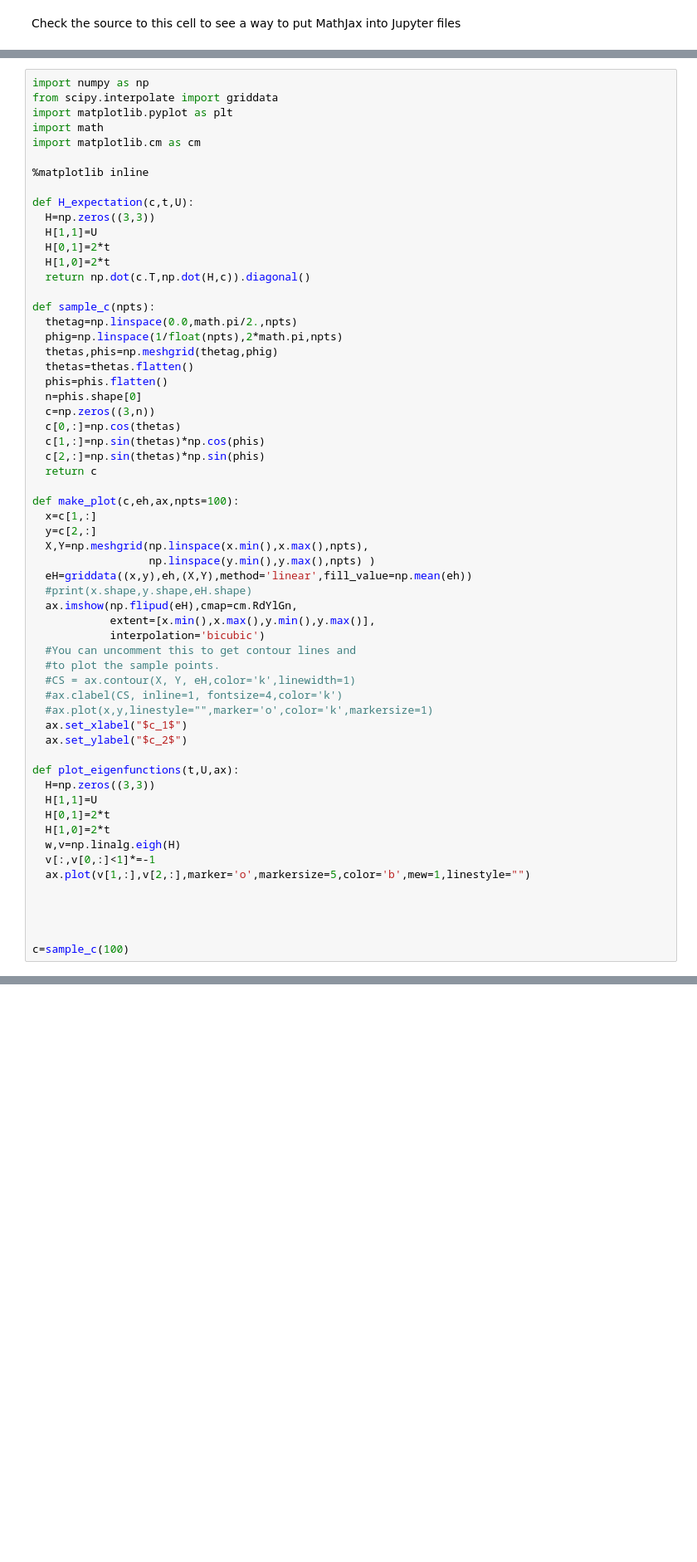
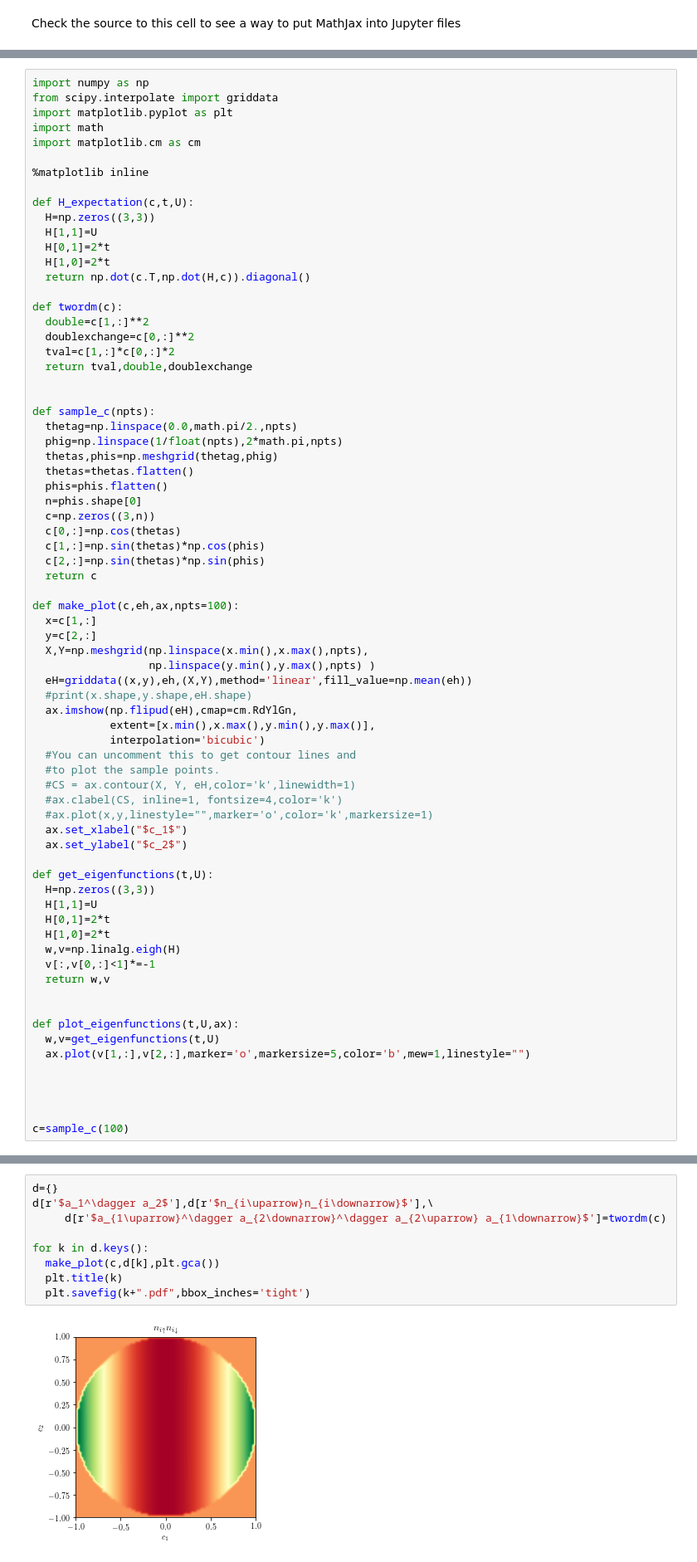
Before and after one commit to WagnerGroup/illustrations, a Jupyter notebook: HilbertSpace.ipynb, the cells around one changed output, grey strips where cells are left out. Shown at 83% size. Saved outputs shown, nothing was run; the diff lists cells and outputs as text; blank space fills up the shorter version.

Commit message:
Updated hilbert space plot.

```diff
--- a/HilbertSpace.ipynb
+++ b/HilbertSpace.ipynb
@@ -52,6 +57,13 @@ def H_expectation(c,t,U):
   H[0,1]=2*t
   H[1,0]=2*t
   return np.dot(c.T,np.dot(H,c)).diagonal()
+
+def twordm(c):
+  double=c[1,:]**2
+  doublexchange=c[0,:]**2
+  tval=c[1,:]*c[0,:]*2
+  return tval,double,doublexchange
+
 
 def sample_c(npts):
   thetag=np.linspace(0.0,math.pi/2.,npts)
@@ -84,13 +96,18 @@ def make_plot(c,eh,ax,npts=100):
   ax.set_xlabel("$c_1$")
   ax.set_ylabel("$c_2$")
 
-def plot_eigenfunctions(t,U,ax):
+def get_eigenfunctions(t,U):
   H=np.zeros((3,3))
   H[1,1]=U
   H[0,1]=2*t
   H[1,0]=2*t
   w,v=np.linalg.eigh(H)
   v[:,v[0,:]<1]*=-1
+  return w,v
+
+
+def plot_eigenfunctions(t,U,ax):
+  w,v=get_eigenfunctions(t,U)
   ax.plot(v[1,:],v[2,:],marker='o',markersize=5,color='b',mew=1,linestyle="")
 
 
@@ -118,3 +135,14 @@ plt.title("$U/t=50$")
 plt.savefig("hilbert_heatmap_U50.pdf",bbox="inches")
 # %% [output]
 [figure]
+# %%
+d={}
+d[r'$a_1^\dagger a_2$'],d[r'$n_{i\uparrow}n_{i\downarrow}$'],\
+     d[r'$a_{1\uparrow}^\dagger a_{2\downarrow}^\dagger a_{2\uparrow} a_{1\downarrow}$']=twordm(c)
+
+for k in d.keys():
+  make_plot(c,d[k],plt.gca())
+  plt.title(k)
+  plt.savefig(k+".pdf",bbox_inches='tight')
+# %% [output]
+[figure, added]
```
Also changed, not shown: parts of 5 cells of this notebook.
